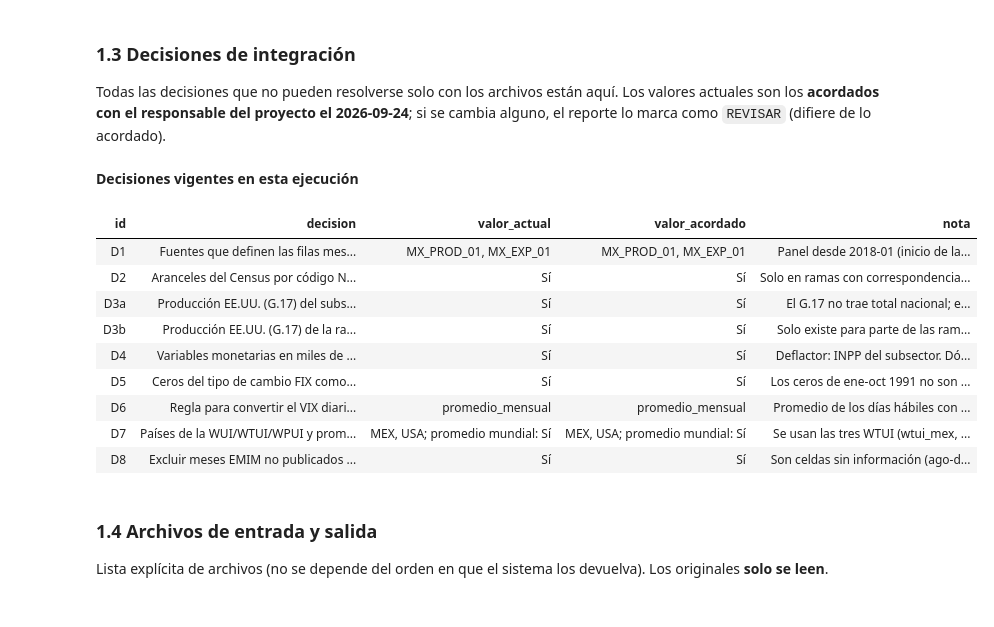
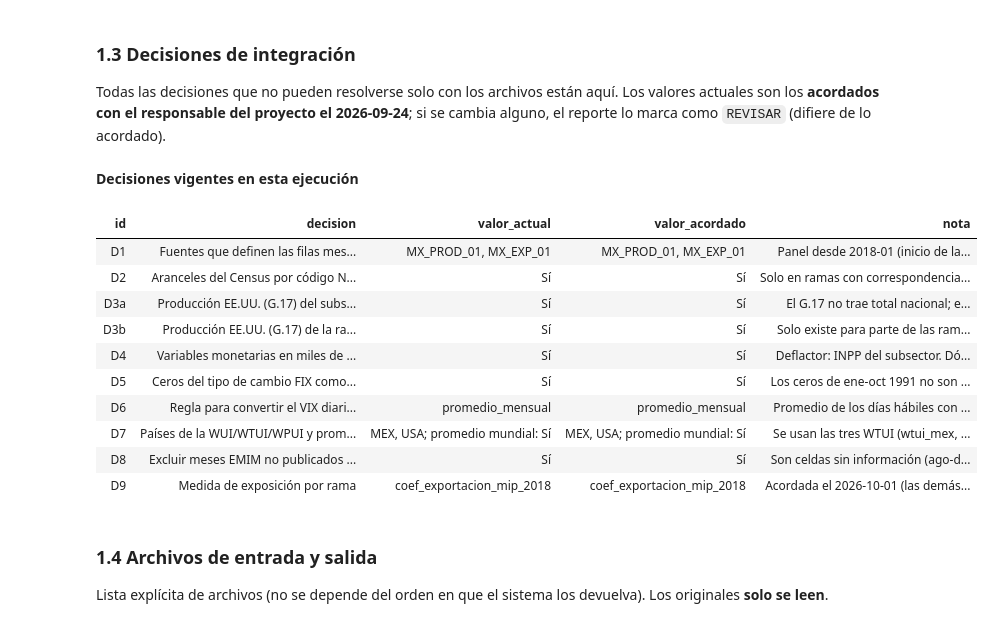
Before and after one commit to aabermejoq/Incertidumbre-Comercial, a Jupyter notebook: code/Python/01_preparacion_base_integrada.ipynb, the cells around one changed output. Saved outputs shown, nothing was run; the diff lists cells and outputs as text; code cells hidden in the pictures.

```diff
--- a/code/Python/01_preparacion_base_integrada.ipynb
+++ b/code/Python/01_preparacion_base_integrada.ipynb
@@ -333,6 +333,9 @@ decisiones = dict(
     wui_incluir_promedio_mundial=True,
     # D8. Excluir los meses EMIM sin publicar ("-" en todas las celdas).
     emim_excluir_meses_no_publicados=True,
+    # D9. Medida de exposición por rama: coeficiente de exportación de la MIP 2018 (exportaciones / producción bruta).
+    #     Acordado el 2026-10-01 (opción 3): sin distinguir destino; no se usa el cociente con la EMIM ni la proporción a EE.UU.
+    exposicion="coef_exportacion_mip_2018",
 )
 
 exigir(set(decisiones["universo_llaves"]) <= {"MX_PROD_01", "MX_EXP_01", "MX_ARAN_01"} and "MX_PROD_01" in decisiones["universo_llaves"],
@@ -354,34 +357,38 @@ tabla_decisiones = pd.DataFrame([
      "Solo existe para parte de las ramas; en el resto queda NA. No se agregan series para completar."),
     ("D4", "Variables monetarias en miles de pesos reales (jul-2019)", si_no(decisiones["valores_en_miles_de_pesos_reales"]), "Sí",
      "Deflactor: INPP del subsector. Dólares a pesos con el FIX promedio del mes. Se conservan las nominales."),
     ("D5", "Ceros del tipo de cambio FIX como faltantes", si_no(decisiones["tc_ceros_como_faltantes"]), "Sí",
      "Los ceros de ene-oct 1991 no son valores reales; quedan fuera del panel en cualquier caso."),
     ("D6", "Regla para convertir el VIX diario a mensual", str(decisiones["vix_regla_mensual"]), "promedio_mensual",
      "Promedio de los días hábiles con dato en el mes."),
     ("D7", "Países de la WUI/WTUI/WPUI y promedio mundial",
      ", ".join(decisiones["wui_paises"]) + "; promedio mundial: " + si_no(decisiones["wui_incluir_promedio_mundial"]),
      "MEX, USA; promedio mundial: Sí", "Se usan las tres WTUI (wtui_mex, wtui_usa, wtui_mundo_pib); también WUI y WPUI de los mismos países."),
     ("D8", "Excluir meses EMIM no publicados ('-')", si_no(decisiones["emim_excluir_meses_no_publicados"]), "Sí",
      "Son celdas sin información (ago-dic 2026); conservarlas crearía filas vacías."),
+    ("D9", "Medida de exposición por rama", decisiones["exposicion"], "coef_exportacion_mip_2018",
+     "Acordada el 2026-10-01 (las demás, el 2026-09-24). El cociente exportaciones/producción con la EMIM supera 1 en 35 ramas (maquila) y la proporción "
+     "Census/Banxico a EE.UU. está distorsionada por diferencias de clasificación; el coeficiente de la MIP usa producción bruta."),
 ], columns=["id", "decision", "valor_actual", "valor_acordado", "nota"])
 for d in tabla_decisiones.itertuples():
     ok = d.valor_actual == d.valor_acordado
     registrar("D", f"Decisión {d.id}", d.decision, ok,
-              f"Acordada (2026-09-24): {d.valor_actual}. {d.nota}" if ok
+              f"Acordada: {d.valor_actual}. {d.nota}" if ok
               else f"El valor actual ({d.valor_actual}) difiere del acordado ({d.valor_acordado}). {d.nota}", si_falla="REVISAR")
 tabla(tabla_decisiones, "Decisiones vigentes en esta ejecución", ancho=300)
 # %% [output]
 **Decisiones vigentes en esta ejecución**
 | id | decision | valor_actual | valor_acordado | nota |
 | D1 | Fuentes que definen las filas mes... | MX_PROD_01, MX_EXP_01 | MX_PROD_01, MX_EXP_01 | Panel desde 2018-01 (inicio de la... |
 | D2 | Aranceles del Census por código N... | Sí | Sí | Solo en ramas con correspondencia... |
 | D3a | Producción EE.UU. (G.17) del subs... | Sí | Sí | El G.17 no trae total nacional; e... |
 | D3b | Producción EE.UU. (G.17) de la ra... | Sí | Sí | Solo existe para parte de las ram... |
 | D4 | Variables monetarias en miles de ... | Sí | Sí | Deflactor: INPP del subsector. Dó... |
 | D5 | Ceros del tipo de cambio FIX como... | Sí | Sí | Los ceros de ene-oct 1991 no son ... |
 | D6 | Regla para convertir el VIX diari... | promedio_mensual | promedio_mensual | Promedio de los días hábiles con ... |
 | D7 | Países de la WUI/WTUI/WPUI y prom... | MEX, USA; promedio mundial: Sí | MEX, USA; promedio mundial: Sí | Se usan las tres WTUI (wtui_mex, ... |
 | D8 | Excluir meses EMIM no publicados ... | Sí | Sí | Son celdas sin información (ago-d... |
+| D9 | Medida de exposición por rama | coef_exportacion_mip_2018 | coef_exportacion_mip_2018 | Acordada el 2026-10-01 (las demás... |
 # %% [markdown]
 ### 1.4 Archivos de entrada y salida
 
```
Also changed, not shown: parts of 17 cells of this notebook, 3 other files.
